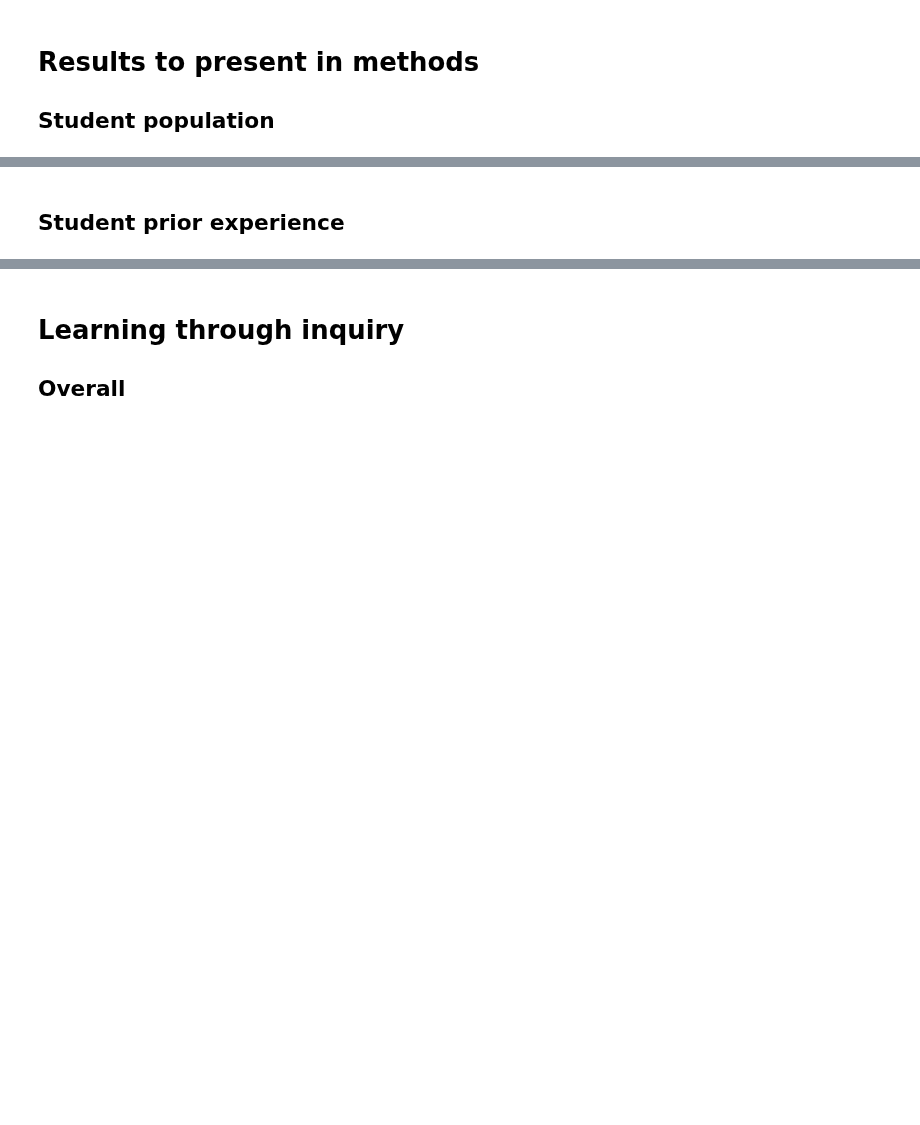
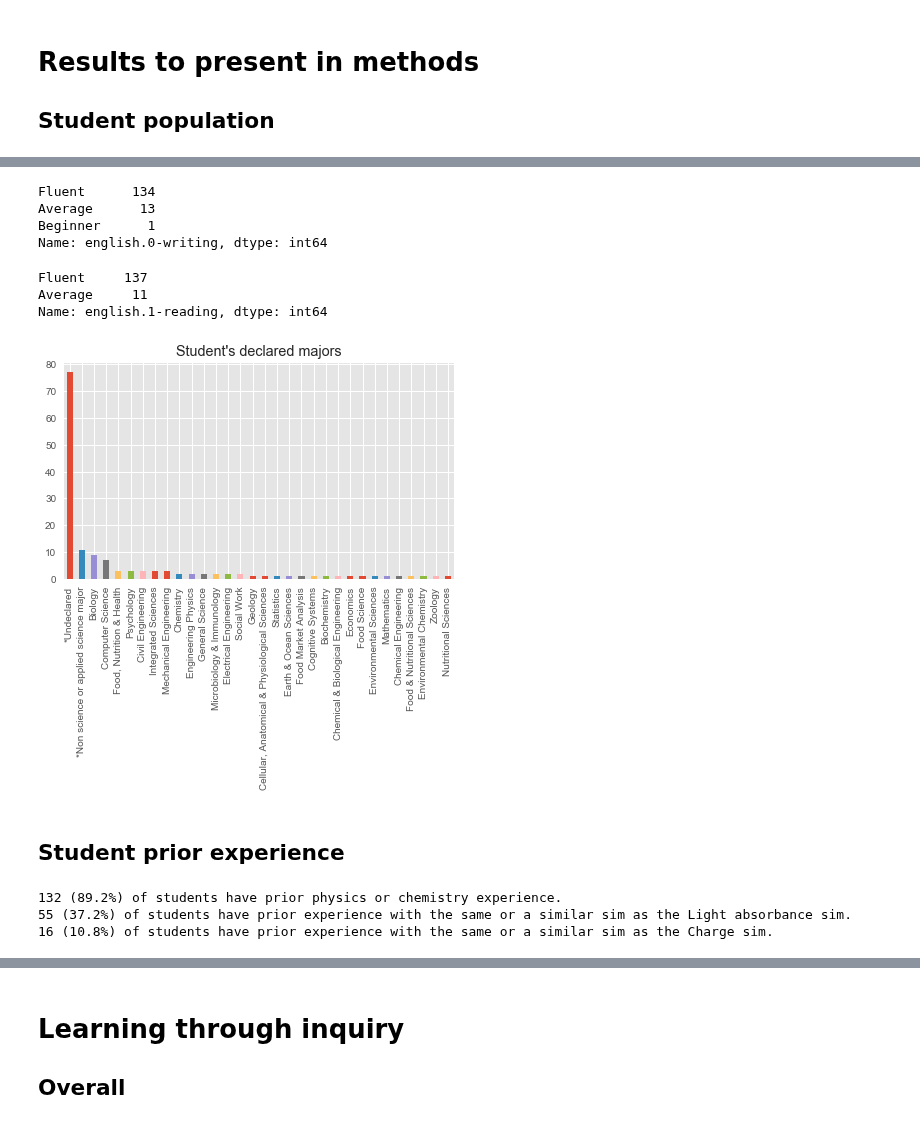
Before and after one commit to jmassall/inquiry_virtualLabs_study, a Jupyter notebook: analysis/storyline_journal_paper.ipynb, the cells around one changed output, grey strips where cells are left out. Cells and saved outputs as stored; diff of their text form; code cells hidden in the pictures; blank space fills up the shorter version.

Commit message:
Finish merging all data. Ready for analysis!

```diff
--- a/analysis/storyline_journal_paper.ipynb
+++ b/analysis/storyline_journal_paper.ipynb
@@ -227,2 +221,20 @@ for g in genders:
+# %%
+post_survey_df['english.0-writing'].value_counts()
+# %% [output]
+Fluent      134
+Average      13
+Beginner      1
+Name: english.0-writing, dtype: int64
+# %%
+post_survey_df['english.1-reading'].value_counts()#.plot.bar()
+# %% [output]
+Fluent     137
+Average     11
+Name: english.1-reading, dtype: int64
+# %%
+post_survey_df['major'].value_counts().plot.bar()
+plt.title('Student\'s declared majors');
+# %% [output]
+[figure, added]
 # %% [markdown]
 ## Student prior experience
@@ -241,0 +241,8 @@ pd.pivot_table(data, values=['sid'], index=['sim_index','variable'],aggfunc=len)
+# %%
+print "{0} ({1}%) of students have prior physics or chemistry experience.".format(len(set(data[data['lab_experience']==1]['sid'])), round(float(len(set(data[data['lab_experience']==1]['sid'])))/float(N),3)*100)
+print "{0} ({1}%) of students have prior experience with the same or a similar sim as the Light absorbance sim.".format(len(set(data[(data['sim']=='L')&(data['similar_sim']==1)]['sid'])), round(float(len(set(data[(data['sim']=='L')&(data['similar_sim']==1)]['sid'])))/float(N),3)*100)
+print "{0} ({1}%) of students have prior experience with the same or a similar sim as the Charge sim.".format(len(set(data[(data['sim']=='C')&(data['similar_sim']==1)]['sid'])), round(float(len(set(data[(data['sim']=='C')&(data['similar_sim']==1)]['sid'])))/float(N),3)*100)
+# %% [output]
+132 (89.2%) of students have prior physics or chemistry experience.
+55 (37.2%) of students have prior experience with the same or a similar sim as the Light absorbance sim.
+16 (10.8%) of students have prior experience with the same or a similar sim as the Charge sim.
```
Also changed, not shown: parts of 28 cells of this notebook, 1 other file.
